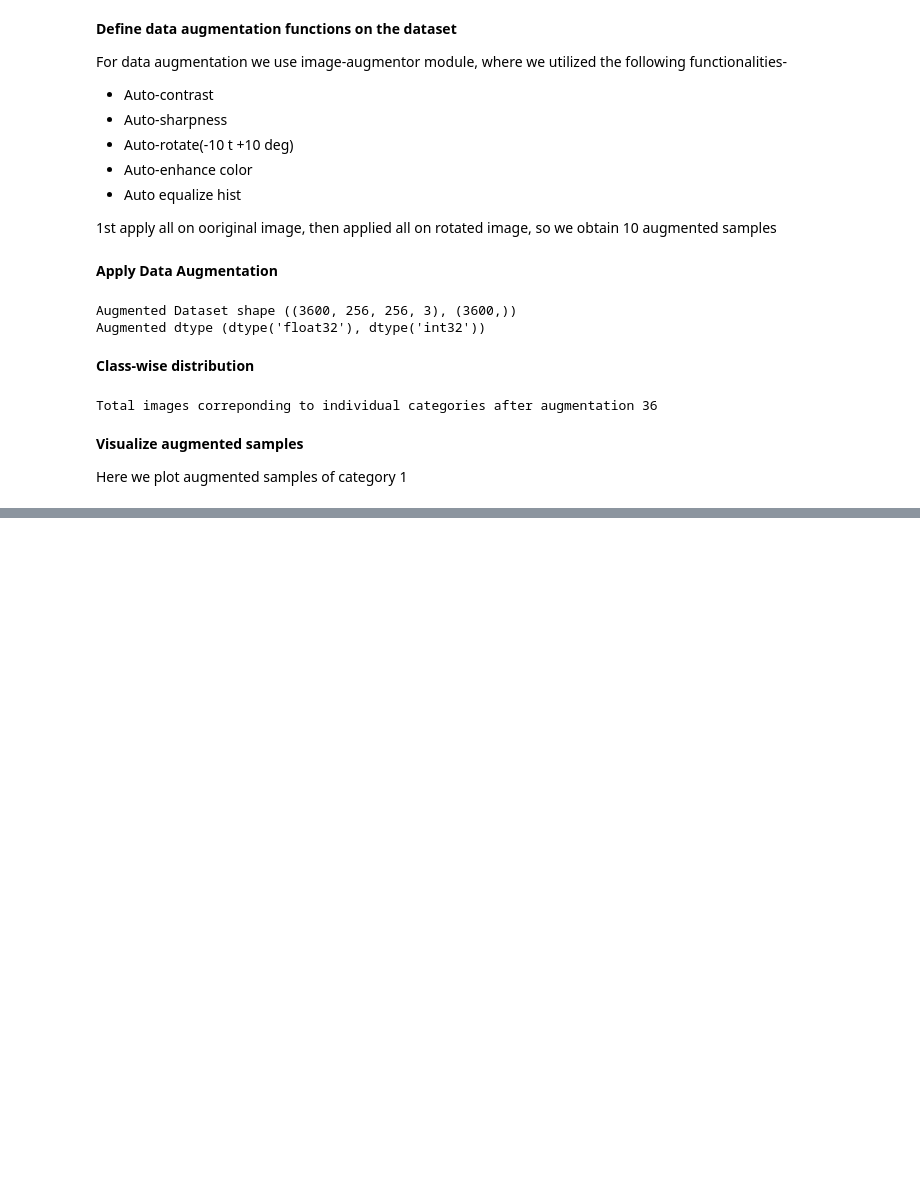
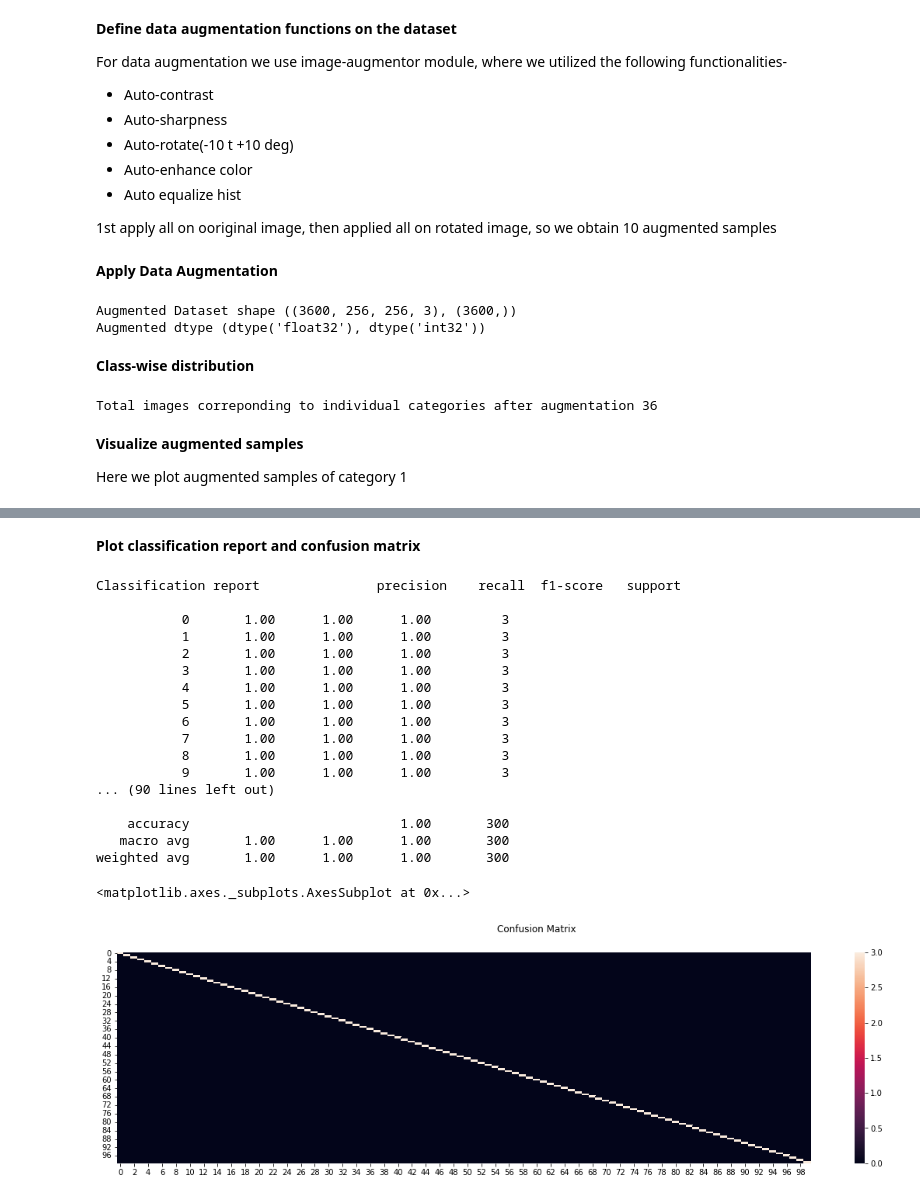
Before and after one commit to sayan0506/Product-Matching-with-Shelf-images-using-Yolov4-following-product-recognition-using-Resnet50v2, a Jupyter notebook: Product_Matching.ipynb, the cells around one changed output, grey strips where cells are left out. Cells and saved outputs as stored; diff of their text form; code cells hidden in the pictures; blank space fills up the shorter version.

```diff
--- a/Product_Matching.ipynb
+++ b/Product_Matching.ipynb
@@ -423,0 +524,2 @@ Validation set dimension ((300, 256, 256, 3), dtype('float32'), (300,), dtype('i
+# %%
+model.compile(optimizer=tf.keras.optimizers.Adam(lr = 0.001), loss = 'sparse_categorical_crossentropy', metrics = ['acc'])
@@ -423,0 +528,3 @@ Validation set dimension ((300, 256, 256, 3), dtype('float32'), (300,), dtype('i
+# %%
+mc_filepath = os.path.join('/content/drive/MyDrive', 'product_best_model.h5')
+mcheckpoint = tf.keras.callbacks.ModelCheckpoint(filepath=mc_filepath, monitor='val_loss',verbose = 1, save_best_only=True, save_freq=375)
@@ -423,0 +533,2 @@ Validation set dimension ((300, 256, 256, 3), dtype('float32'), (300,), dtype('i
+# %%
+history = model.fit(x = train_img, y = train_label, batch_size= 16, epochs = 10, verbose=1, validation_data=(valid_img, valid_label), callbacks=[mcheckpoint])
@@ -423,0 +575,4 @@ Validation set dimension ((300, 256, 256, 3), dtype('float32'), (300,), dtype('i
+# %%
+test_pred = model.predict(test_img)
+test_pred = np.argmax(test_pred, 1)
+print(test_pred)
@@ -423,0 +593,28 @@ Validation set dimension ((300, 256, 256, 3), dtype('float32'), (300,), dtype('i
+# %% [markdown]
+**Plot classification report and confusion matrix**
+# %%
+print(f'Classification report {metrics.classification_report(test_label, test_pred)}')
+
+fig_cm = plt.figure(figsize=(20,5))
+fig_cm.suptitle('Confusion Matrix')
+sns.heatmap(confusion_matrix(test_label, test_pred))
+# %% [output]
+Classification report               precision    recall  f1-score   support
+
+           0       1.00      1.00      1.00         3
+           1       1.00      1.00      1.00         3
+           2       1.00      1.00      1.00         3
+           3       1.00      1.00      1.00         3
+           4       1.00      1.00      1.00         3
+           5       1.00      1.00      1.00         3
+           6       1.00      1.00      1.00         3
+           7       1.00      1.00      1.00         3
+           8       1.00      1.00      1.00         3
+           9       1.00      1.00      1.00         3
+... (90 lines left out)
+
+    accuracy                           1.00       300
+   macro avg       1.00      1.00      1.00       300
+weighted avg       1.00      1.00      1.00       300
+<matplotlib.axes._subplots.AxesSubplot at 0x...>
+[figure, added]
```
Also changed, not shown: parts of 33 cells of this notebook.
